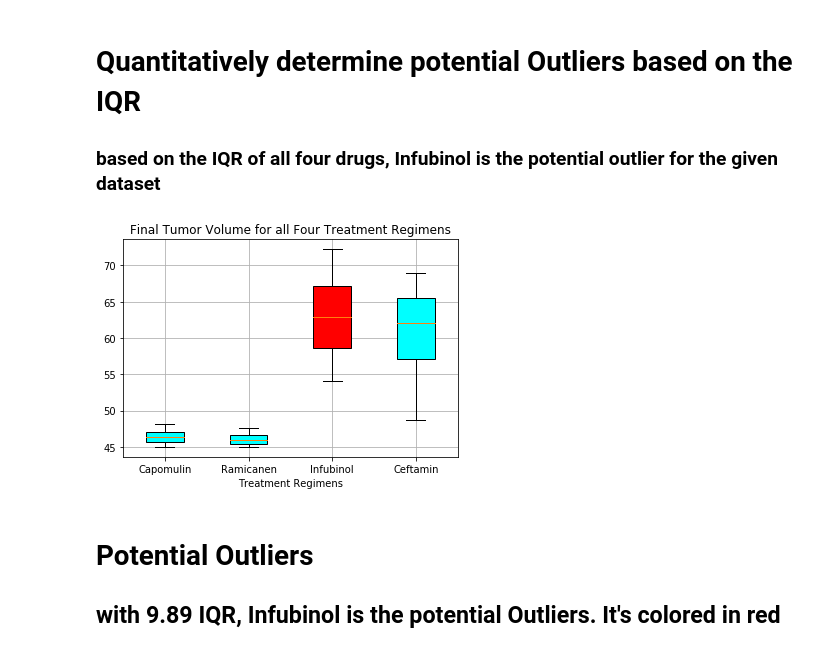
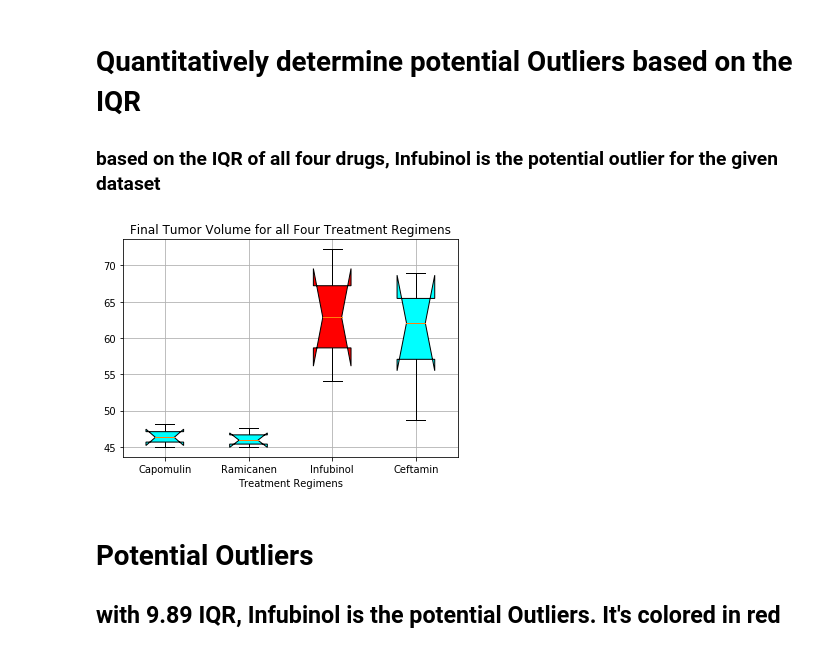
Before and after one commit to kamalnyc17/Pymaceuticals, a Jupyter notebook: pymaceuticals.ipynb, the cells around one changed output. Drawn from its saved outputs; the diff is of its cells as text; code cells hidden in the pictures.

Commit message:
changed box plot to notch style

```diff
--- a/pymaceuticals.ipynb
+++ b/pymaceuticals.ipynb
@@ -260,21 +260,21 @@ final_tumor_volume_stat
 # %%
 # Generate a box plot of the final tumor volume of each mouse across four regimens of interest
 data=[capomulin_tumor_volume_quantile,
       ramicane_tumor_volume_quantile,
       infubinol_tumor_volume_quantile,
       ceftamin_tumor_volume_quantile]
 labels=['Capomulin', 'Ramicanen', 'Infubinol', 'Ceftamin']
-box_plot=plt.boxplot(data, labels = labels, patch_artist=True)
+box_plot=plt.boxplot(data, labels = labels, notch=True, patch_artist=True)
 
 # coloring the outlier with red to make it stand out
 colors = ['cyan', 'cyan', 'red', 'cyan']
 [patch.set_facecolor(color) for patch, color in zip(box_plot['boxes'], colors)]
 plt.title("Final Tumor Volume for all Four Treatment Regimens")
 plt.xlabel("Treatment Regimens")
 plt.grid()
 plt.show()
 # %% [output]
-[figure, old version]
+[figure, new version]
 # %% [markdown]
 # Potential Outliers
 ## with 9.89 IQR, Infubinol is the potential Outliers. It's colored in red
```
